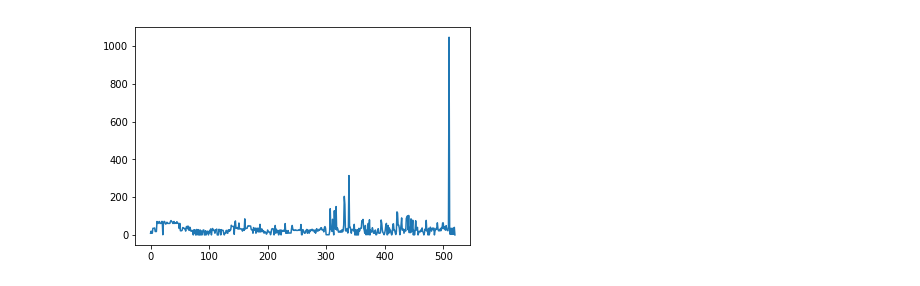
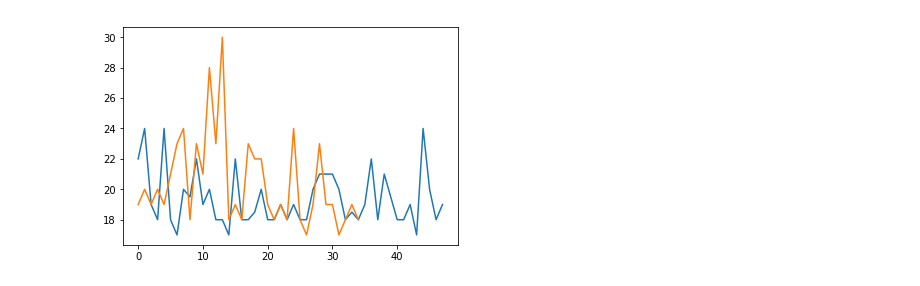
Before and after one commit to AchilleasAlvaroChysi/Thesis, a Jupyter notebook: fold1/Ford Fulkerson.ipynb, the cells around one changed output. Cells and saved outputs as stored; diff of their text form; code cells hidden in the pictures.

```diff
--- a/fold1/Ford Fulkerson.ipynb
+++ b/fold1/Ford Fulkerson.ipynb
@@ -9,13 +10,21 @@ from IPython.display import Image, display
 from matplotlib import pyplot as plt
 # %%
 path = "/home/achilleas/Desktop/thesis/DATASET F1/Fold_1/20%_test"
-filename = "default_G_tone_map"
+pathB = "/home/achilleas/Desktop/thesis/DATASET F1/specimen_benign/20%_test"
+
+filename = "CVGB"
 grgFilename = "default_G'"
 mapFilename = "default_unique_mapping"
 rootDir = [os.path.join(root, name)
              for root, dirs, files in os.walk(path)
              for name in files
              if name.endswith(filename+".csv")]
+rootDir.sort()
+benignDir = [os.path.join(root, name)
+             for root, dirs, files in os.walk(pathB)
+             for name in files
+             if name.endswith(filename+".csv")]
+benignDir.sort()
 grgDir = [os.path.join(root,name)
              for root, dirs, files in os.walk(path)
              for name in files
@@ -239,14 +272,15 @@ def findMaxInDegreeVertex(g):
 def executeTrial(path):
     sp_path = path.split('/')
     sp_path[-1] = 'FF_in_defaultG.csv'
+    family = sp_path[-3]
     write_path = '/'.join(sp_path)
     g = Graph(getArray(path))
     sp_path[-1]= "default_G'.txt"
-    source = classes[getSourceSink('/'.join(sp_path))[0]]
-    sink = classes[getSourceSink('/'.join(sp_path))[1]]
-    print("family %s/%s with source %d sink %d" %(sp_path[-3],sp_path[-2],source,sink))
+    source = 30
+    sink = 31
+#     print("family %s/%s with source %d sink %d" %(sp_path[-3],sp_path[-2],source,sink))
     fG = g.FordFulkerson(source,sink)
-    return [fG, sp_path[-3]]
+    return [fG, family]
 #     sp_path[-1] = 'G_image.png'
 #     createImage(getArray(path),'/'.join(sp_path))
 #     print ("The maximum possible flow is %d " % g.FordFulkerson(source, sink))
@@ -304,18 +359,58 @@ def createCoverageGraph(g):
 # %%
-# getSourceSink(grgDir[0])
-max_flow_vals=[]
+max_flow_vals={}
+mean_max_flow={}
+mean_flows = []
+max_flow_valsB={}
+mean_max_flowB={}
+mean_flowsB = []
 for i in rootDir:
-    max_flow_vals.append(executeTrial(i)[0])
-print(max_flow_vals)
-plt.plot(max_flow_vals)
+    values= executeTrial(i)
+    if values[1] in max_flow_vals:
+        max_flow_vals[values[1]].append(values[0])
+    else :
+        max_flow_vals[values[1]]= [values[0]]
+
+
+for i in max_flow_vals:
+    mean_max_flow[i] = statistics.median(max_flow_vals[i])
+# print (mean_max_flow)
+for i in mean_max_flow :
+    mean_flows.append(mean_max_flow[i])
+    print(str(i)+ "  " + str(mean_max_flow[i]))
+
+
+for i in benignDir:
+    valuesB= executeTrial(i)
+    if valuesB[1] in max_flow_valsB:
+        max_flow_valsB[values[1]].append(values[0])
+    else :
+        max_flow_valsB[valuesB[1]]= [valuesB[0]]
+
+
+for i in max_flow_valsB:
+    mean_max_flowB[i] = statistics.median(max_flow_valsB[i])
+# print (mean_max_flow)
+for i in mean_max_flowB :
+    mean_flowsB.append(mean_max_flowB[i])
+    print(str(i)+ "  " + str(mean_max_flowB[i]))
+lists = [mean_flows,mean_flowsB]
+for i in lists:
+    plt.plot(i)
 plt.show()
+#---------------------------------------------------
 # executeTrial(rootDir[0])
-# ar = [[1,0,0,2,0],
-#       [0,1,2,1,1],
-#       [2,2,2,2,2],
-#       [2,1,2,3,1],
-#       [0,1,2,1,4]]
-# createCoverageGraph(getArray(rootDir[6]))
+# ar = [[0,1,1,1,1],
+#       [0,0,0,1,1],
+#       [0,0,0,1,1],
+#       [0,0,0,0,1],
+#       [0,0,0,0,0]]
+# createExtendedG(ar)
+# cvg = createCoverageGraph(getArray(rootDir[0]),rootDir[0])
+
+# for i in rootDir:
+#     writeCSV(createExtendedG(createCoverageGraph(getArray(i))),i, 'CVGB.csv')
+# for i in cvg:
+#     print(i)
 # g = createExtendedG(ar)
 # G = pydot.Dot(graph_type='digraph')
 # for i in range(len(g)):
@@ -349 +444 @@ max flow is: 0
-[figure, old version]
+[figure, new version]
```
Also changed, not shown: parts of 6 cells of this notebook.
